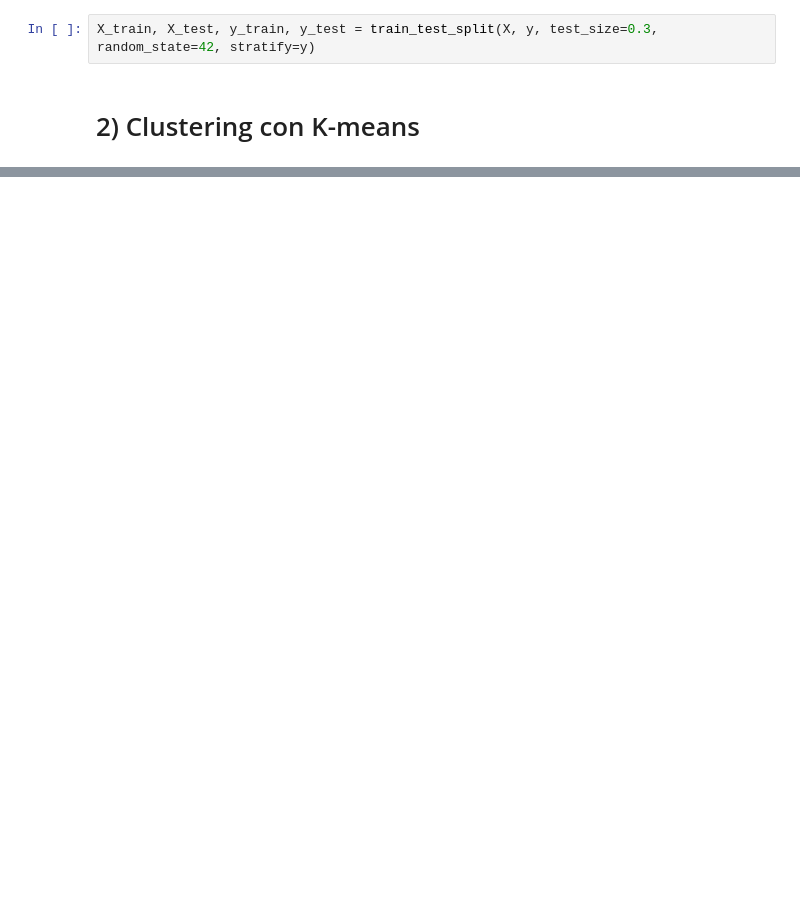
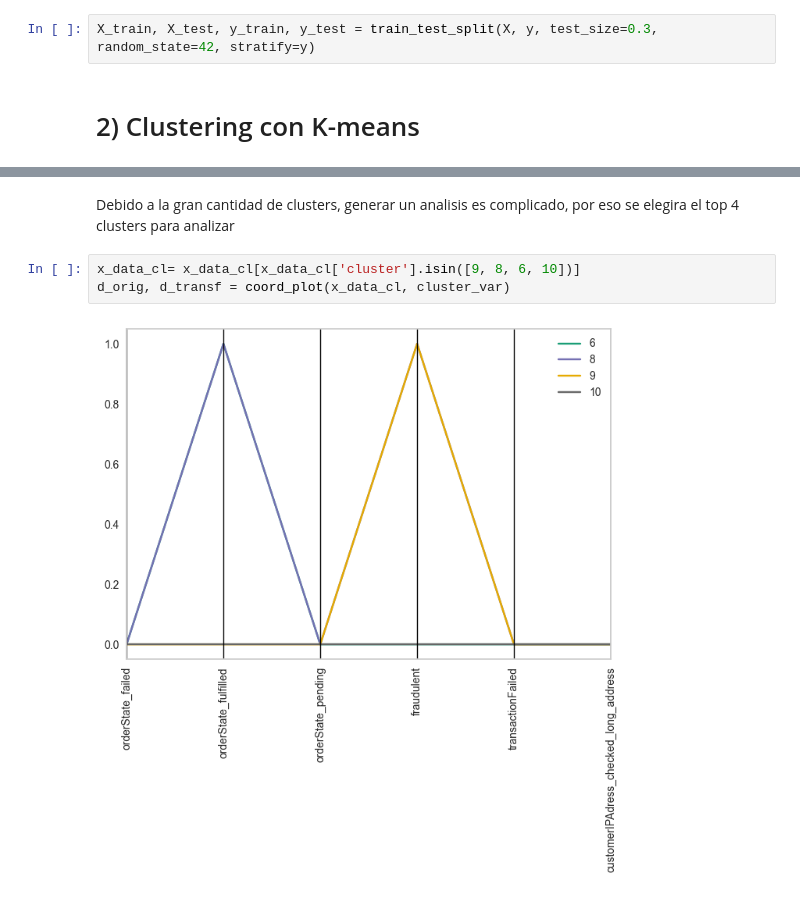
Before and after one commit to Alejo-01/final_project, a Jupyter notebook: Parte_A/p4__Clustering.ipynb, the cells around one changed output, grey strips where cells are left out. Drawn from its saved outputs; the diff is of its cells as text; blank space fills up the shorter version.

```diff
--- a/Parte_A/p4__Clustering.ipynb
+++ b/Parte_A/p4__Clustering.ipynb
@@ -70,0 +259,7 @@ plt.show()
+# %% [markdown]
+Debido a la gran cantidad de clusters, generar un analisis es complicado, por eso se elegira el top 4 clusters para analizar
+# %%
+x_data_cl= x_data_cl[x_data_cl['cluster'].isin([9, 8, 6, 10])]
+d_orig, d_transf = coord_plot(x_data_cl, cluster_var)
+# %% [output]
+[figure, added]
```
Also changed, not shown: parts of 40 cells of this notebook, 1 other file.
